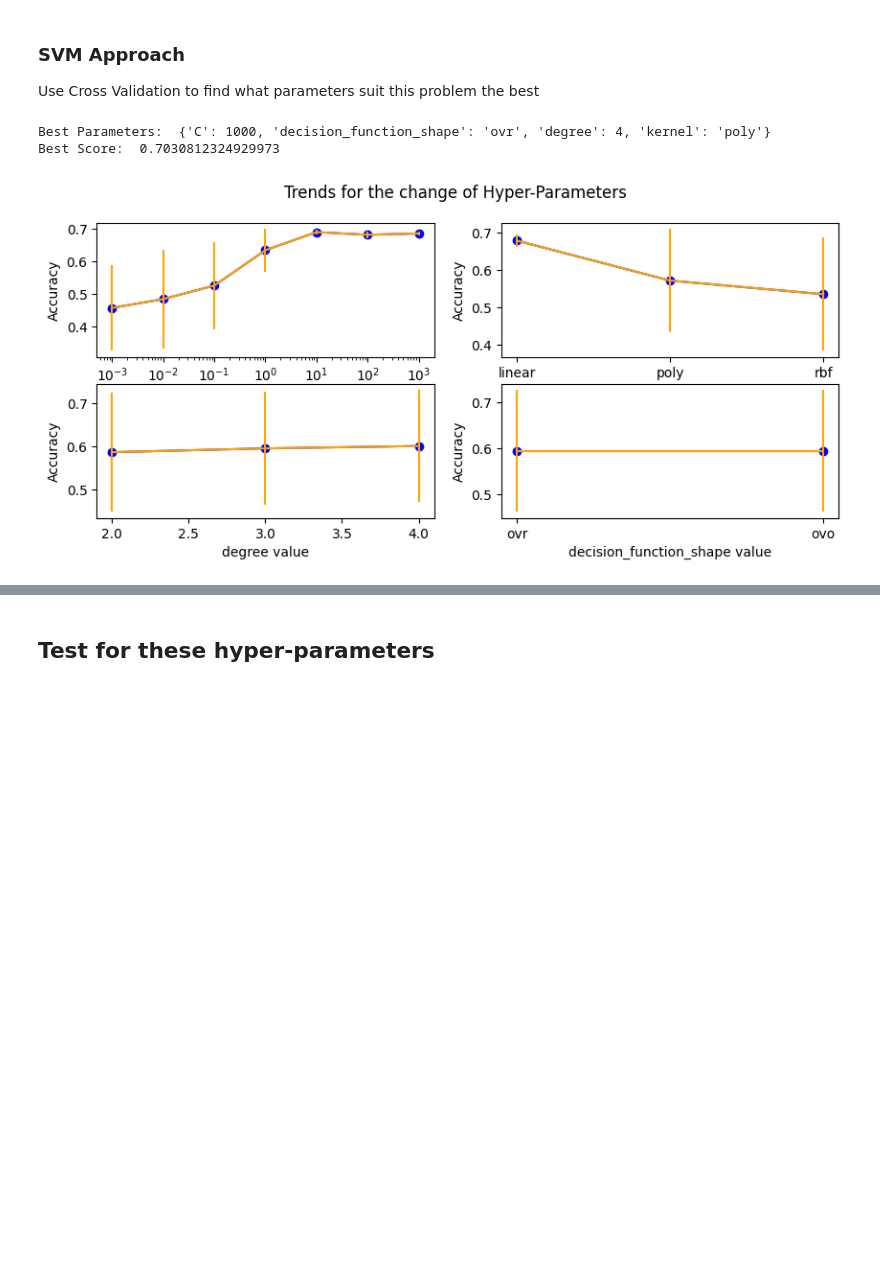
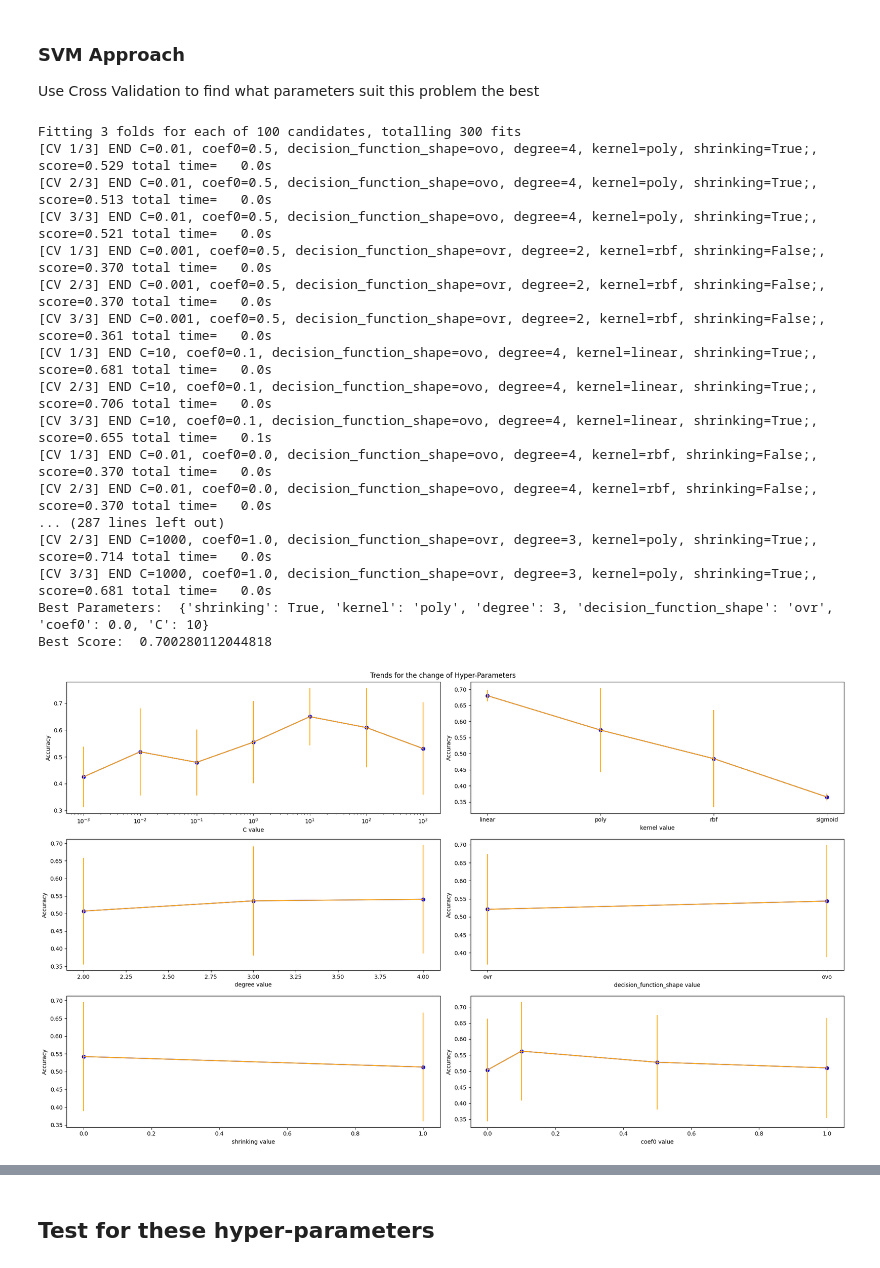
Before and after one commit to danielmakin/NoMoreAlzheimersDisease, a Jupyter notebook: PreProcessingFiles/Data/PreProcessedData/File1/CleanedData/main.ipynb, the cells around one changed output, grey strips where cells are left out. Saved outputs shown, nothing was run; the diff lists cells and outputs as text; code cells hidden in the pictures; blank space fills up the shorter version.

```diff
--- a/PreProcessingFiles/Data/PreProcessedData/File1/CleanedData/main.ipynb
+++ b/PreProcessingFiles/Data/PreProcessedData/File1/CleanedData/main.ipynb
@@ -18,8 +18,23 @@ sys.path.append("../../../../..")
 from Classifiers.MySVM import MySVM
 # %%
 svm = MySVM("data.csv", fields_to_drop)
-svm.hyper_parameter_selection()
+svm.hyper_parameter_selection(verbose=1, iterations=100)
 # %% [output]
-Best Parameters:  {'C': 1000, 'decision_function_shape': 'ovr', 'degree': 4, 'kernel': 'poly'}
-Best Score:  0.7030812324929973
+Fitting 3 folds for each of 100 candidates, totalling 300 fits
+[CV 1/3] END C=0.01, coef0=0.5, decision_function_shape=ovo, degree=4, kernel=poly, shrinking=True;, score=0.529 total time=   0.0s
+[CV 2/3] END C=0.01, coef0=0.5, decision_function_shape=ovo, degree=4, kernel=poly, shrinking=True;, score=0.513 total time=   0.0s
+[CV 3/3] END C=0.01, coef0=0.5, decision_function_shape=ovo, degree=4, kernel=poly, shrinking=True;, score=0.521 total time=   0.0s
+[CV 1/3] END C=0.001, coef0=0.5, decision_function_shape=ovr, degree=2, kernel=rbf, shrinking=False;, score=0.370 total time=   0.0s
+[CV 2/3] END C=0.001, coef0=0.5, decision_function_shape=ovr, degree=2, kernel=rbf, shrinking=False;, score=0.370 total time=   0.0s
+[CV 3/3] END C=0.001, coef0=0.5, decision_function_shape=ovr, degree=2, kernel=rbf, shrinking=False;, score=0.361 total time=   0.0s
+[CV 1/3] END C=10, coef0=0.1, decision_function_shape=ovo, degree=4, kernel=linear, shrinking=True;, score=0.681 total time=   0.0s
+[CV 2/3] END C=10, coef0=0.1, decision_function_shape=ovo, degree=4, kernel=linear, shrinking=True;, score=0.706 total time=   0.0s
+[CV 3/3] END C=10, coef0=0.1, decision_function_shape=ovo, degree=4, kernel=linear, shrinking=True;, score=0.655 total time=   0.1s
+[CV 1/3] END C=0.01, coef0=0.0, decision_function_shape=ovo, degree=4, kernel=rbf, shrinking=False;, score=0.370 total time=   0.0s
+[CV 2/3] END C=0.01, coef0=0.0, decision_function_shape=ovo, degree=4, kernel=rbf, shrinking=False;, score=0.370 total time=   0.0s
+... (287 lines left out)
+[CV 2/3] END C=1000, coef0=1.0, decision_function_shape=ovr, degree=3, kernel=poly, shrinking=True;, score=0.714 total time=   0.0s
+[CV 3/3] END C=1000, coef0=1.0, decision_function_shape=ovr, degree=3, kernel=poly, shrinking=True;, score=0.681 total time=   0.0s
+Best Parameters:  {'shrinking': True, 'kernel': 'poly', 'degree': 3, 'decision_function_shape': 'ovr', 'coef0': 0.0, 'C': 10}
+Best Score:  0.700280112044818
-[figure, old version]
+[figure, new version]
```
Also changed, not shown: parts of 7 cells of this notebook, 6 other files.
